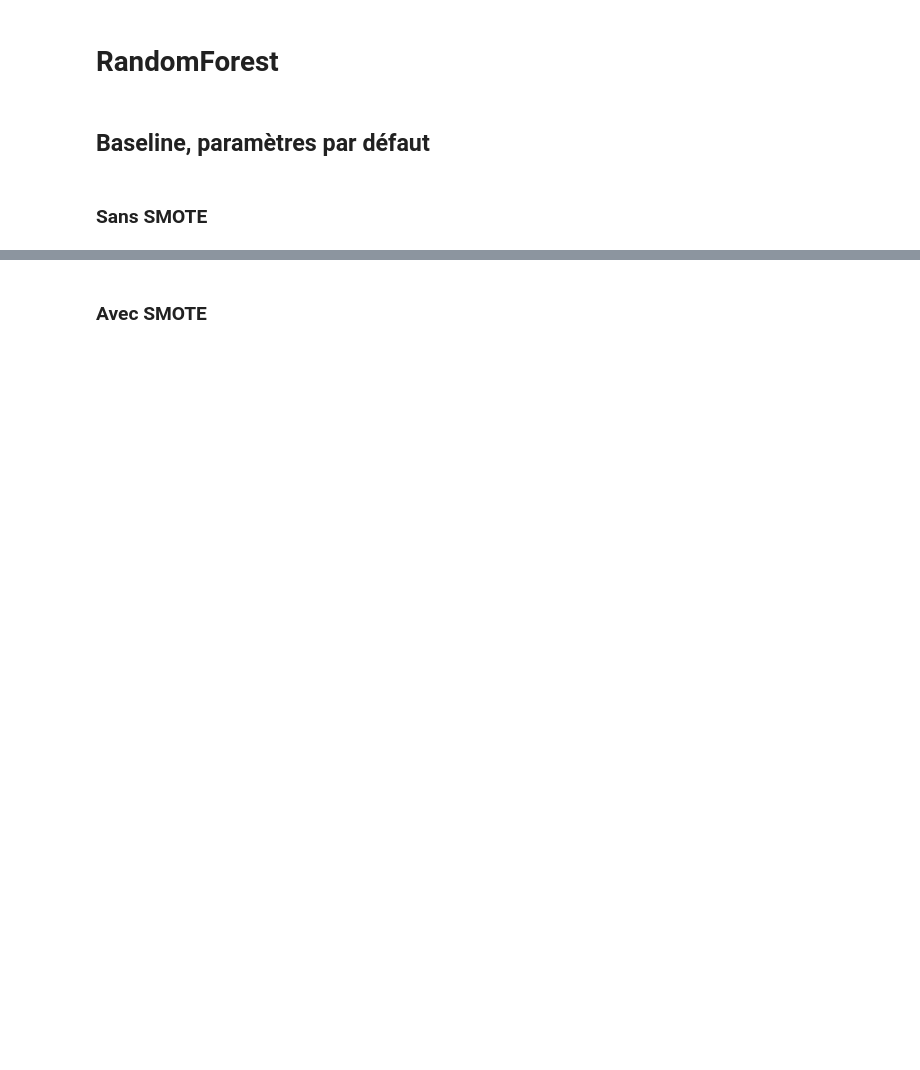
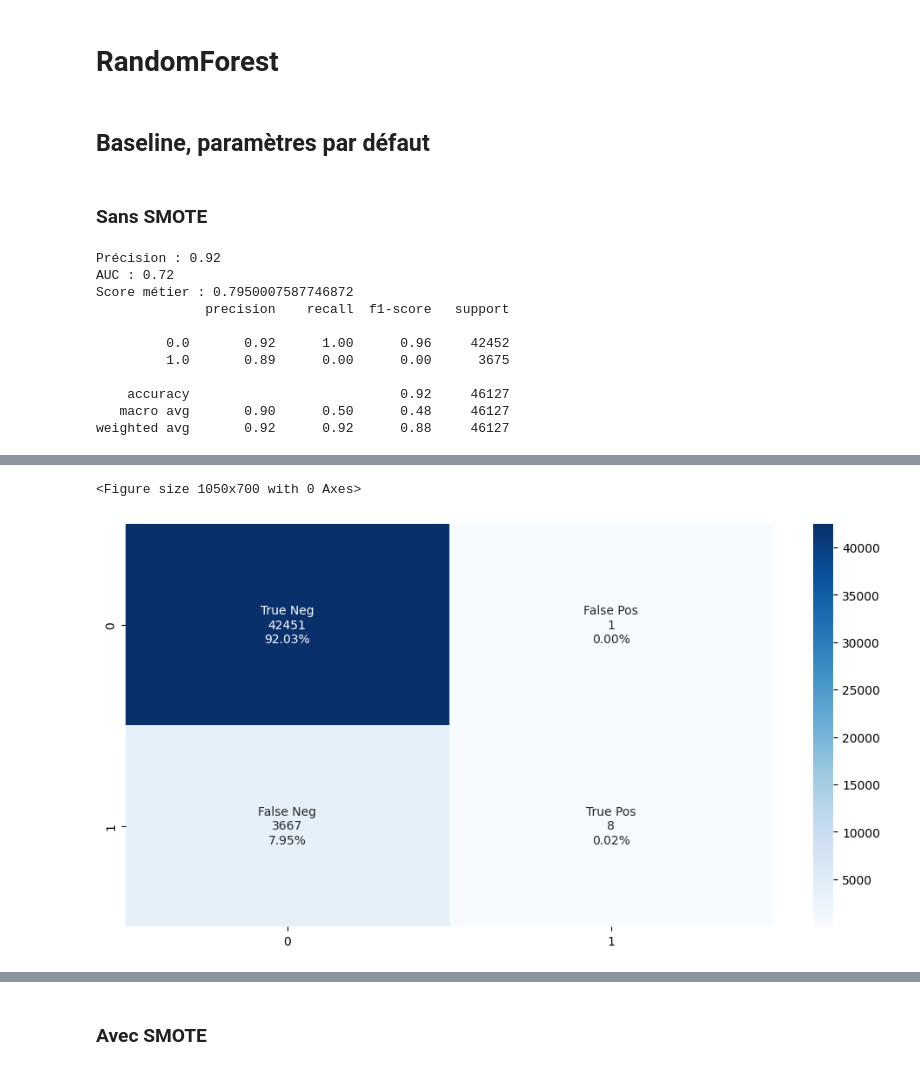
Before and after one commit to OCangrand/OC-Project7, a Jupyter notebook: Modelisation.ipynb, the cells around one changed output, grey strips where cells are left out. Cells and saved outputs as stored; diff of their text form; code cells hidden in the pictures; blank space fills up the shorter version.

```diff
--- a/Modelisation.ipynb
+++ b/Modelisation.ipynb
@@ -359,3 +337,16 @@ print(classification_report(valid_y, RFC_base.predict(valid_x)))
 
 val_data = pd.concat([valid_x.reset_index(drop=True), valid_y.reset_index(drop=True)], axis=1)
 logToMLflow(RFC_base, train_x, val_data, metrics, name="RndForest_noSmote_noParam", training_tag="RandomForest model no SMOTE no param")
+displayConfMatrix(RFC_base, valid_x, valid_y)
+# %% [output]
+Précision : 0.92
+AUC : 0.72
+Score métier : 0.7950007587746872
+              precision    recall  f1-score   support
+
+         0.0       0.92      1.00      0.96     42452
+         1.0       0.89      0.00      0.00      3675
+
+    accuracy                           0.92     46127
+   macro avg       0.90      0.50      0.48     46127
+weighted avg       0.92      0.92      0.88     46127
@@ -361,0 +356,2 @@ logToMLflow(RFC_base, train_x, val_data, metrics, name="RndForest_noSmote_noPara
+<Figure size 1050x700 with 0 Axes>
+[figure, added]
```
Also changed, not shown: parts of 37 cells of this notebook.
